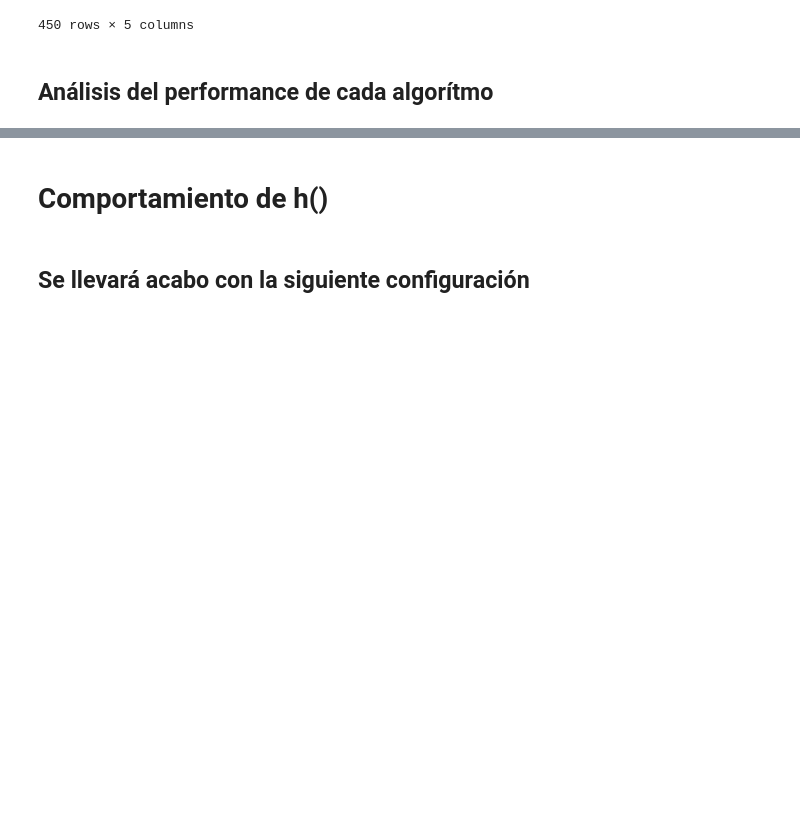
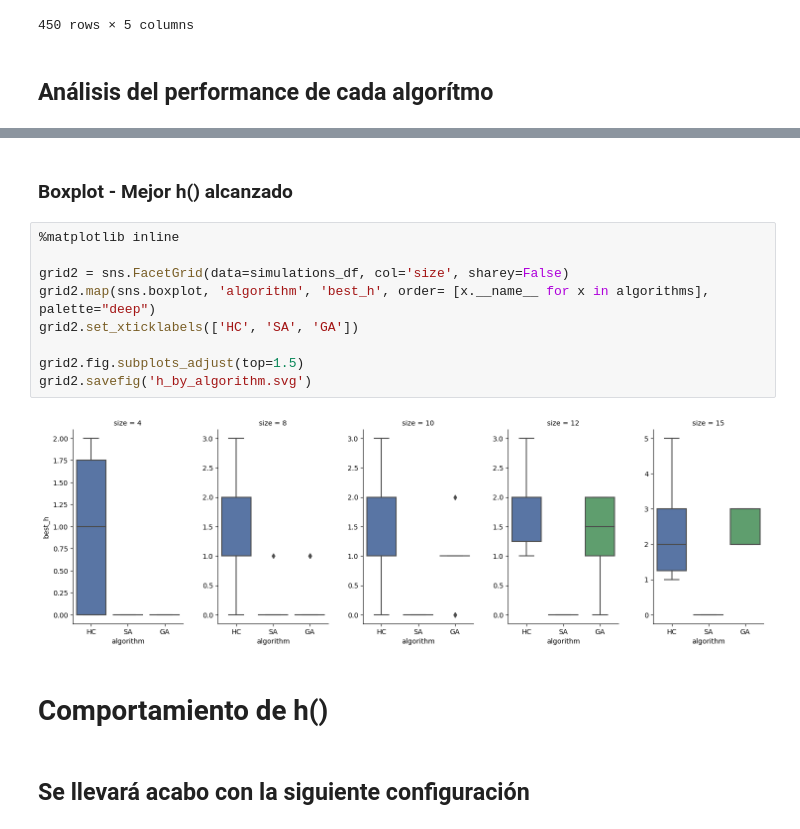
Before and after one commit to LucianoAlbanes/ia-uncuyo-2022, a Jupyter notebook: tp5-busquedas-locales/code/simulation.ipynb, the cells around one changed output, grey strips where cells are left out. Cells and saved outputs as stored; diff of their text form; blank space fills up the shorter version.

```diff
--- a/tp5-busquedas-locales/code/simulation.ipynb
+++ b/tp5-busquedas-locales/code/simulation.ipynb
@@ -138,3 +140,16 @@ grid1.savefig('time_by_algorithm.svg')
+# %% [markdown]
+### Boxplot - Mejor h() alcanzado
+# %%
+%matplotlib inline
+
+grid2 = sns.FacetGrid(data=simulations_df, col='size', sharey=False)
+grid2.map(sns.boxplot, 'algorithm', 'best_h', order= [x.__name__ for x in algorithms], palette="deep")
+grid2.set_xticklabels(['HC', 'SA', 'GA'])
+
+grid2.fig.subplots_adjust(top=1.5)
+grid2.savefig('h_by_algorithm.svg')
+# %% [output]
+[figure, added]
 # %% [markdown]
 
 # Comportamiento de h()
```
Also changed, not shown: parts of 5 cells of this notebook, 6 other files.
